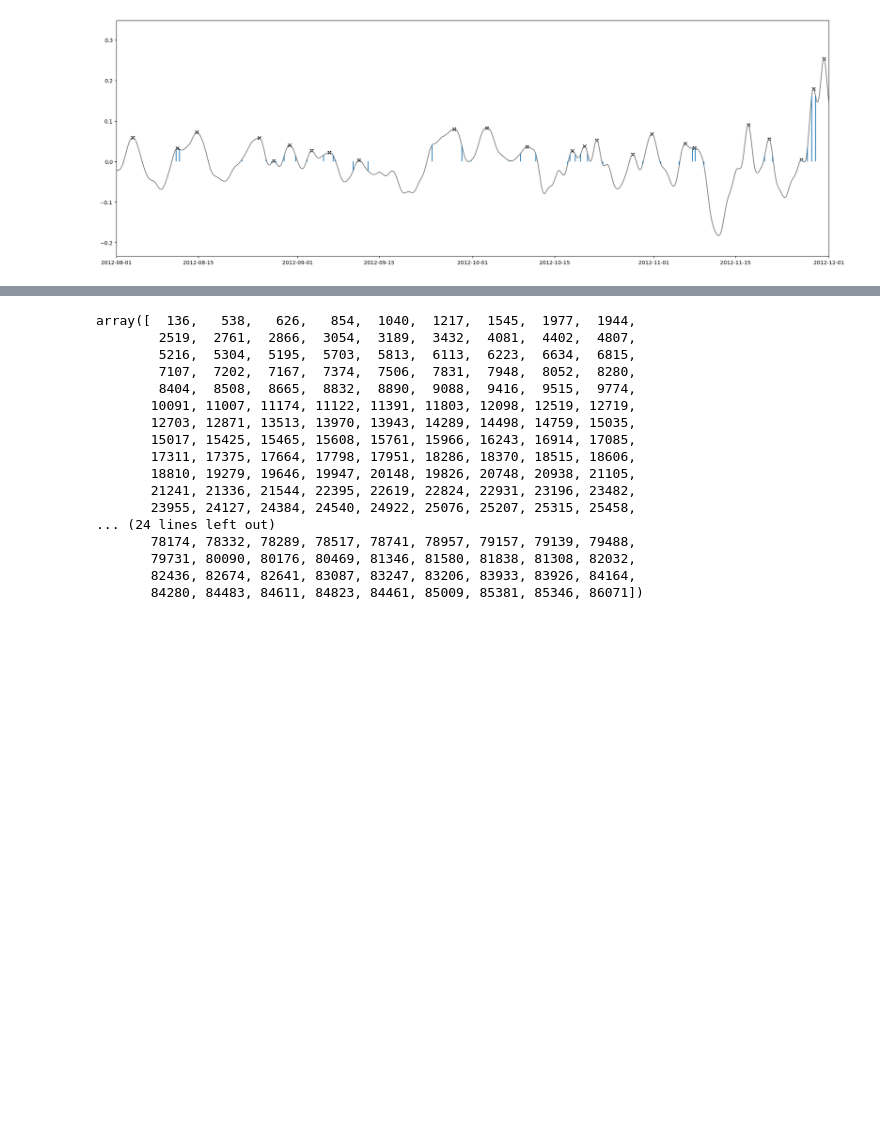
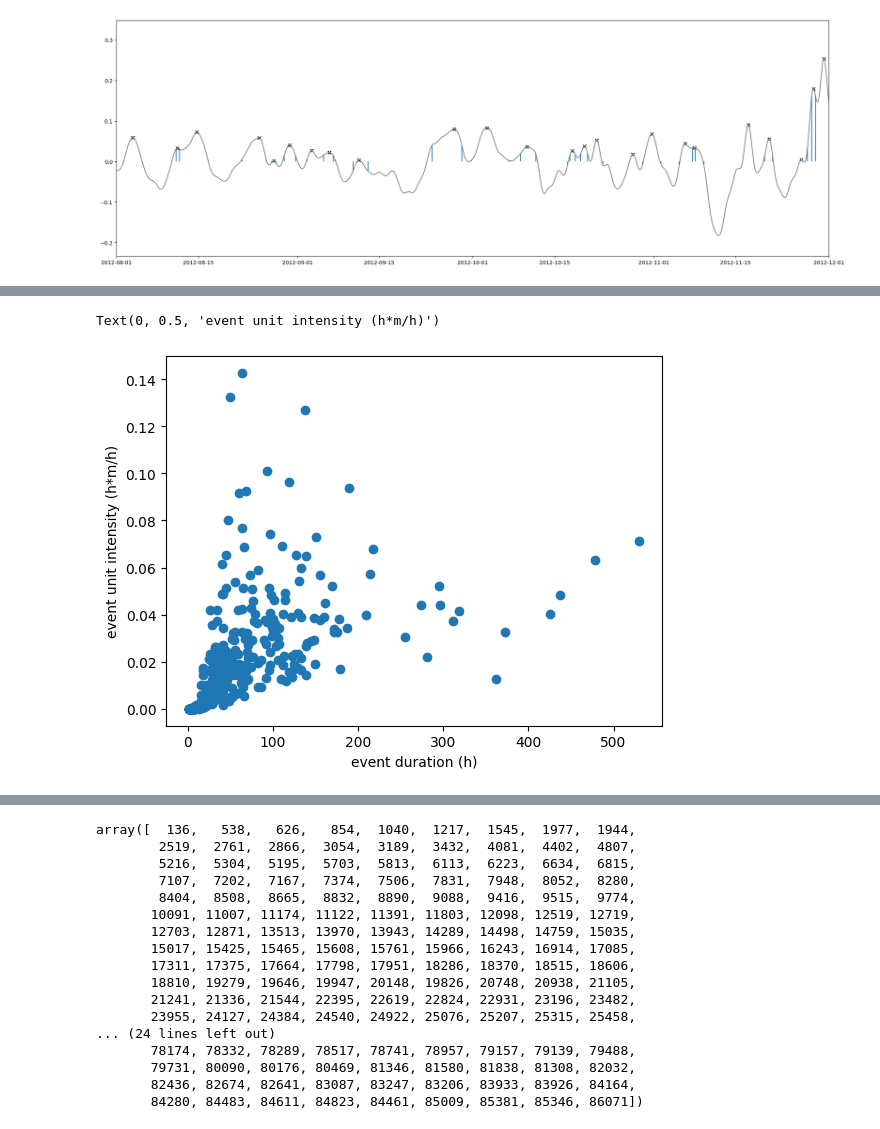
Before and after one commit to jennaisrael/Savio_scratch_back_up, a Jupyter notebook: climate_data_processing/identify_stp/test_peak_finding_do_not_downsample.ipynb, the cells around one changed output, grey strips where cells are left out. Saved outputs shown, nothing was run; the diff lists cells and outputs as text; code cells hidden in the pictures; blank space fills up the shorter version.

```diff
--- a/climate_data_processing/identify_stp/test_peak_finding_do_not_downsample.ipynb
+++ b/climate_data_processing/identify_stp/test_peak_finding_do_not_downsample.ipynb
@@ -526,0 +590,10 @@ def
+# %%
+#plot intensity vs duration
+fig, ax = plt.subplots()
+
+ax.scatter(dur,inten_u)
+ax.set_xlabel('event duration (h)')
+ax.set_ylabel('event unit intensity (h*m/h)')
+# %% [output]
+Text(0, 0.5, 'event unit intensity (h*m/h)')
+[figure, added]
```
Also changed, not shown: parts of 23 cells of this notebook.
